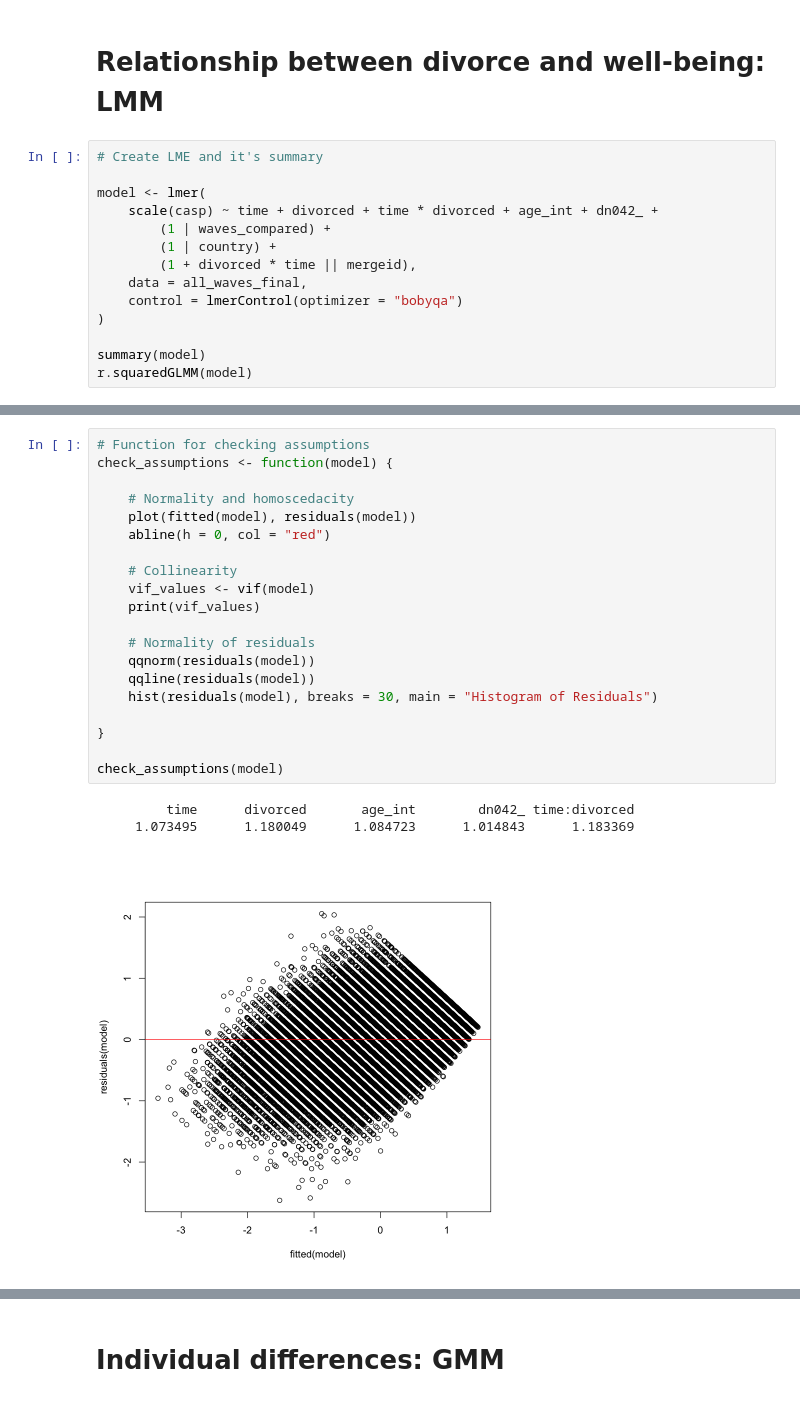
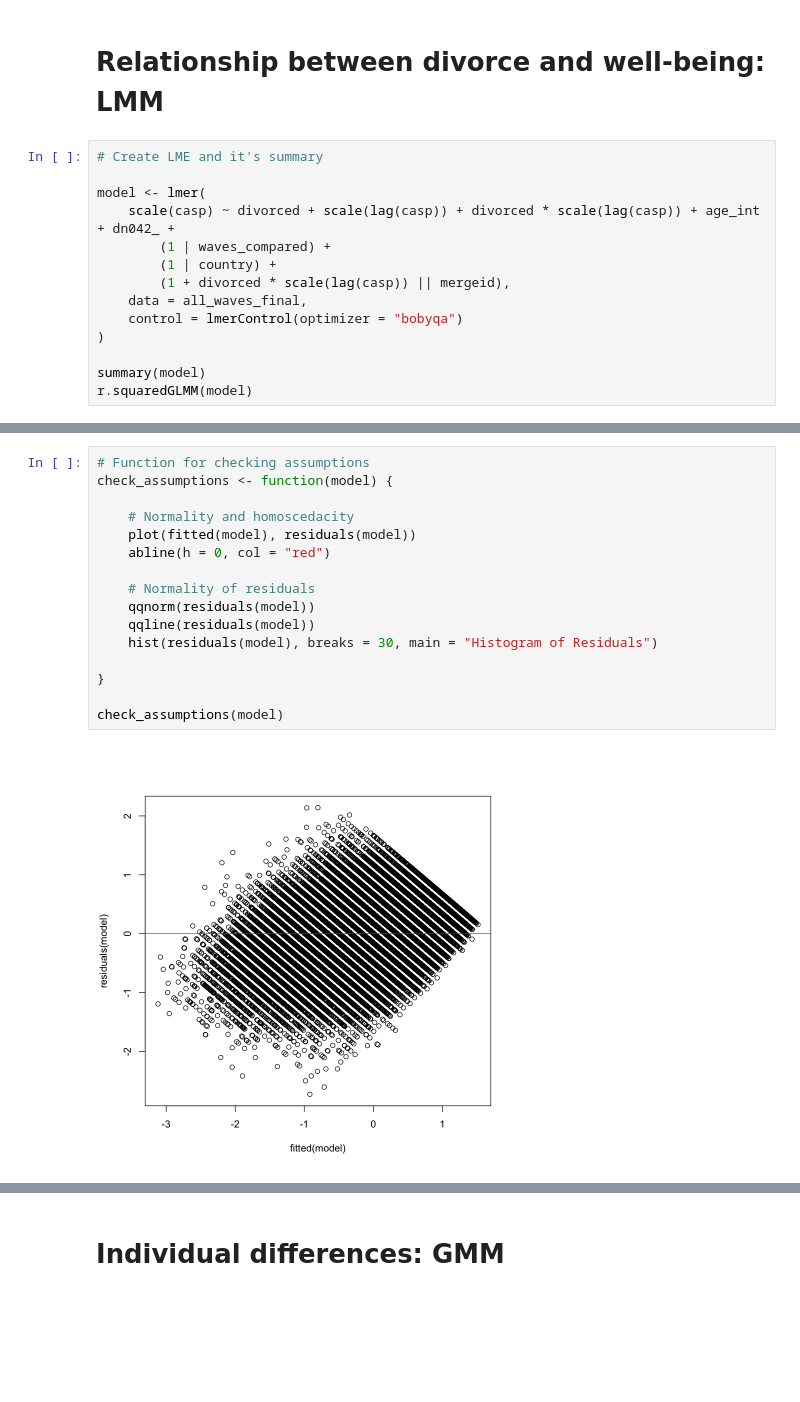
Before and after one commit to GiedriusRupsys/divorce-well-being, a Jupyter notebook: analysis.ipynb, the cells around one changed output, grey strips where cells are left out. Saved outputs shown, nothing was run; the diff lists cells and outputs as text; blank space fills up the shorter version.

```diff
--- a/analysis.ipynb
+++ b/analysis.ipynb
@@ -738,10 +736,10 @@ A data.frame: 1 x 32
 # Create LME and it's summary
 
 model <- lmer(
-    scale(casp) ~ time + divorced + time * divorced + age_int + dn042_ +
+    scale(casp) ~ divorced + scale(lag(casp)) + divorced * scale(lag(casp)) + age_int + dn042_ +
         (1 | waves_compared) +
         (1 | country) +
-        (1 + divorced * time || mergeid),
+        (1 + divorced * scale(lag(casp)) || mergeid),
     data = all_waves_final,
     control = lmerControl(optimizer = "bobyqa")
 )
@@ -772,24 +771,18 @@ A matrix: 1 x 2 of type dbl
 # %%
 # Function for checking assumptions
 check_assumptions <- function(model) {
 
     # Normality and homoscedacity
     plot(fitted(model), residuals(model))
     abline(h = 0, col = "red")
-
-    # Collinearity
-    vif_values <- vif(model)
-    print(vif_values)
 
     # Normality of residuals
     qqnorm(residuals(model))
     qqline(residuals(model))
     hist(residuals(model), breaks = 30, main = "Histogram of Residuals")
 
 }
 
 check_assumptions(model)
 # %% [output]
-         time      divorced       age_int        dn042_ time:divorced
-     1.073495      1.180049      1.084723      1.014843      1.183369
-[figure, old version]
+[figure, new version]
```
Also changed, not shown: parts of 11 cells of this notebook.
